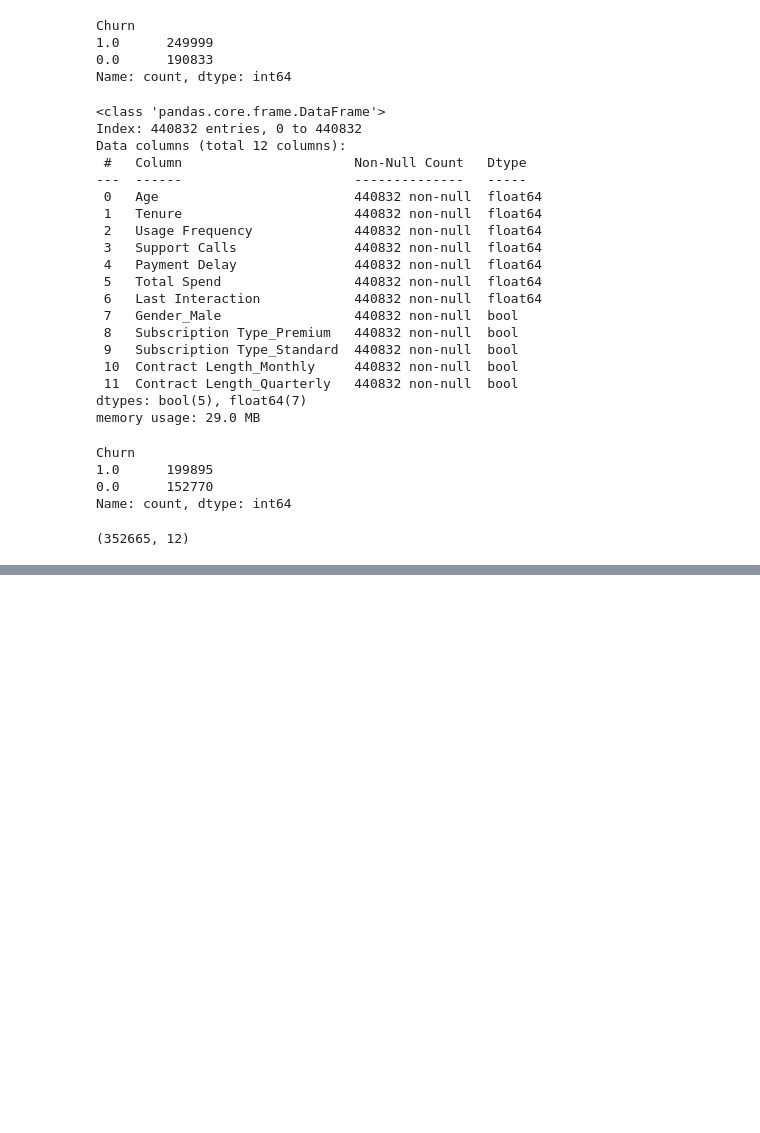
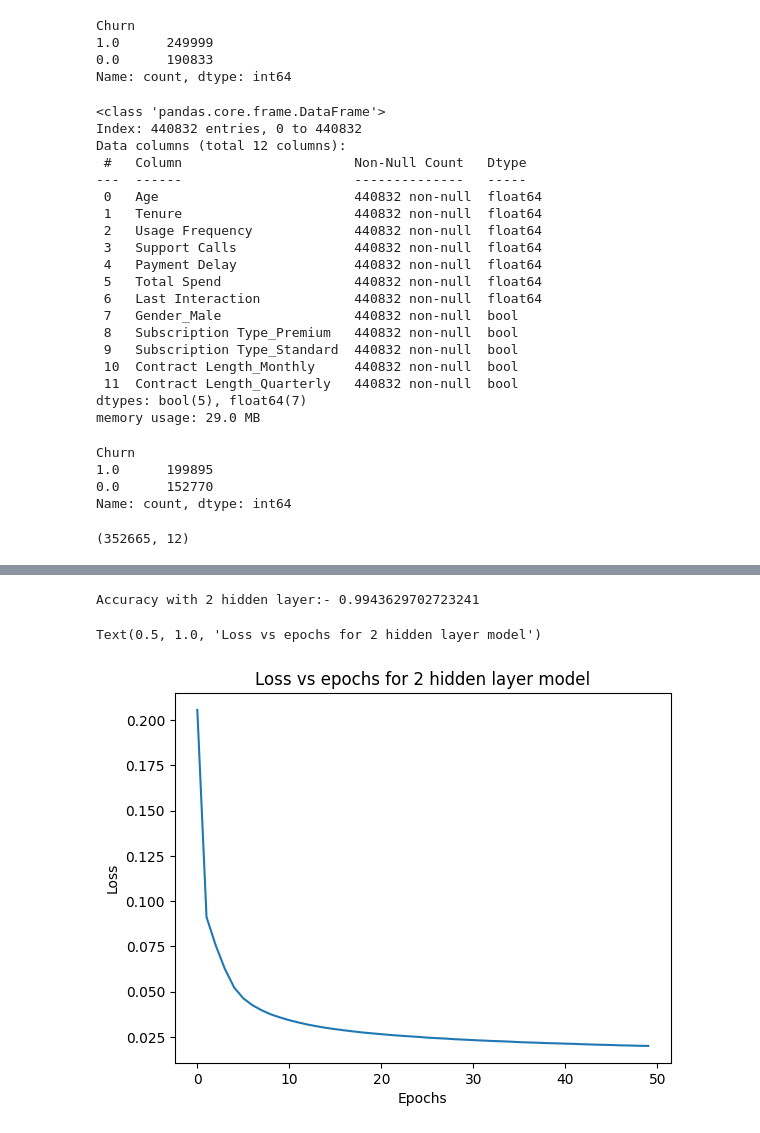
Before and after one commit to ashutoshsamal/AI-DSE_MTECH, a Jupyter notebook: NLP/ANN_assignement.ipynb, the cells around one changed output, grey strips where cells are left out. Cells and saved outputs as stored; diff of their text form; code cells hidden in the pictures; blank space fills up the shorter version.

```diff
--- a/NLP/ANN_assignement.ipynb
+++ b/NLP/ANN_assignement.ipynb
@@ -171,0 +180,5 @@ accuracy_score(y_pred=y_pred,y_true=y_test)
+# %%
+model2=Sequential()
+model2.add(Dense(7,activation='sigmoid',input_dim=12))
+model2.add(Dense(3,activation='sigmoid'))
+model2.add(Dense(1,activation='sigmoid'))
@@ -171,0 +201,4 @@ accuracy_score(y_pred=y_pred,y_true=y_test)
+# %%
+model2.compile(loss='binary_crossentropy',optimizer='Adam')
+# %%
+history2=model2.fit(X_train_scaled,y_train,epochs=50,verbose=2)
@@ -171,0 +227,13 @@ accuracy_score(y_pred=y_pred,y_true=y_test)
+# %%
+y_pred=np.where(predicted>0.5,1,0)
+print("Accuracy with 2 hidden layer:-",accuracy_score(y_pred=y_pred,y_true=y_test))
+# %% [output]
+Accuracy with 2 hidden layer:- 0.9943629702723241
+# %%
+plt.plot(history2.history['loss'])   ## Plot of loss with epoch
+plt.xlabel("Epochs")
+plt.ylabel("Loss")
+plt.title("Loss vs epochs for 2 hidden layer model")
+# %% [output]
+Text(0.5, 1.0, 'Loss vs epochs for 2 hidden layer model')
+[figure, added]
```
Also changed, not shown: parts of 12 cells of this notebook.
